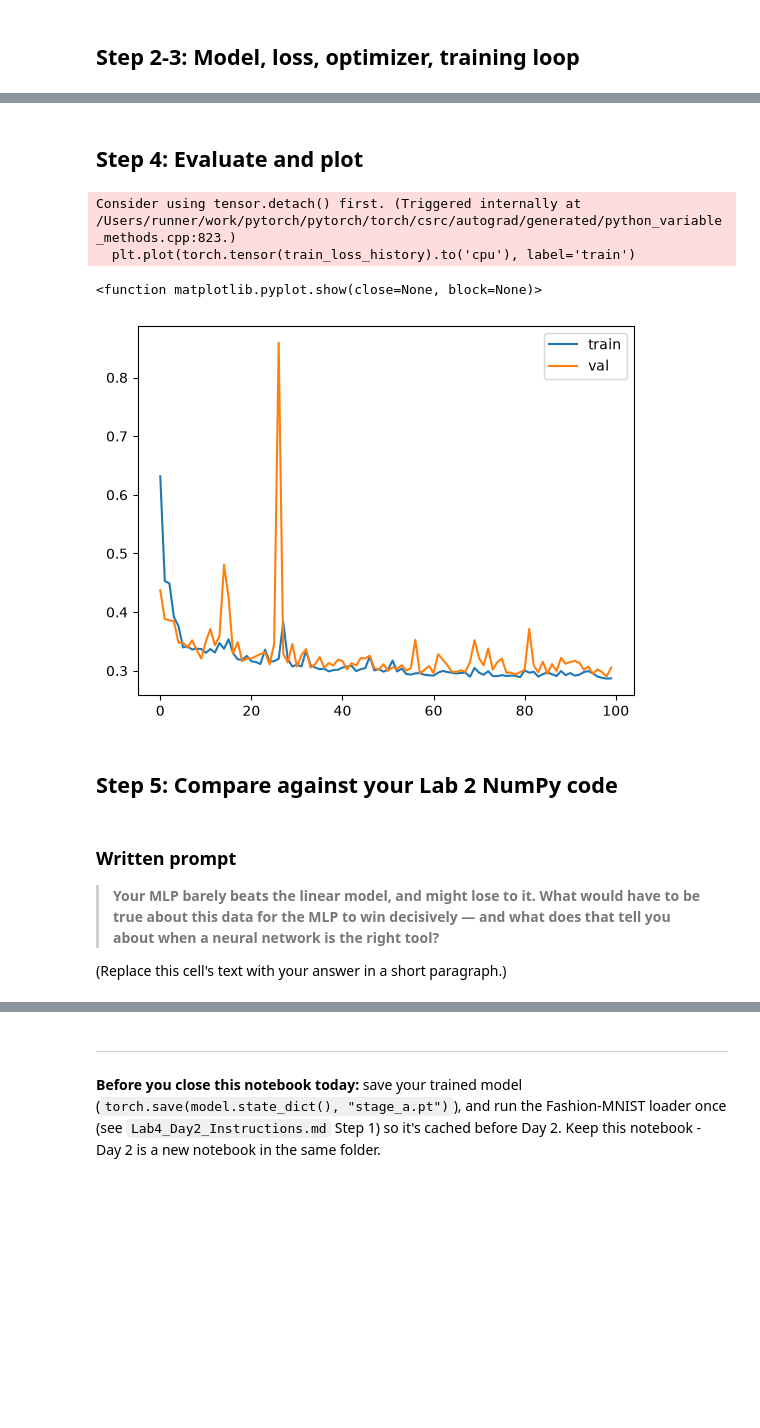
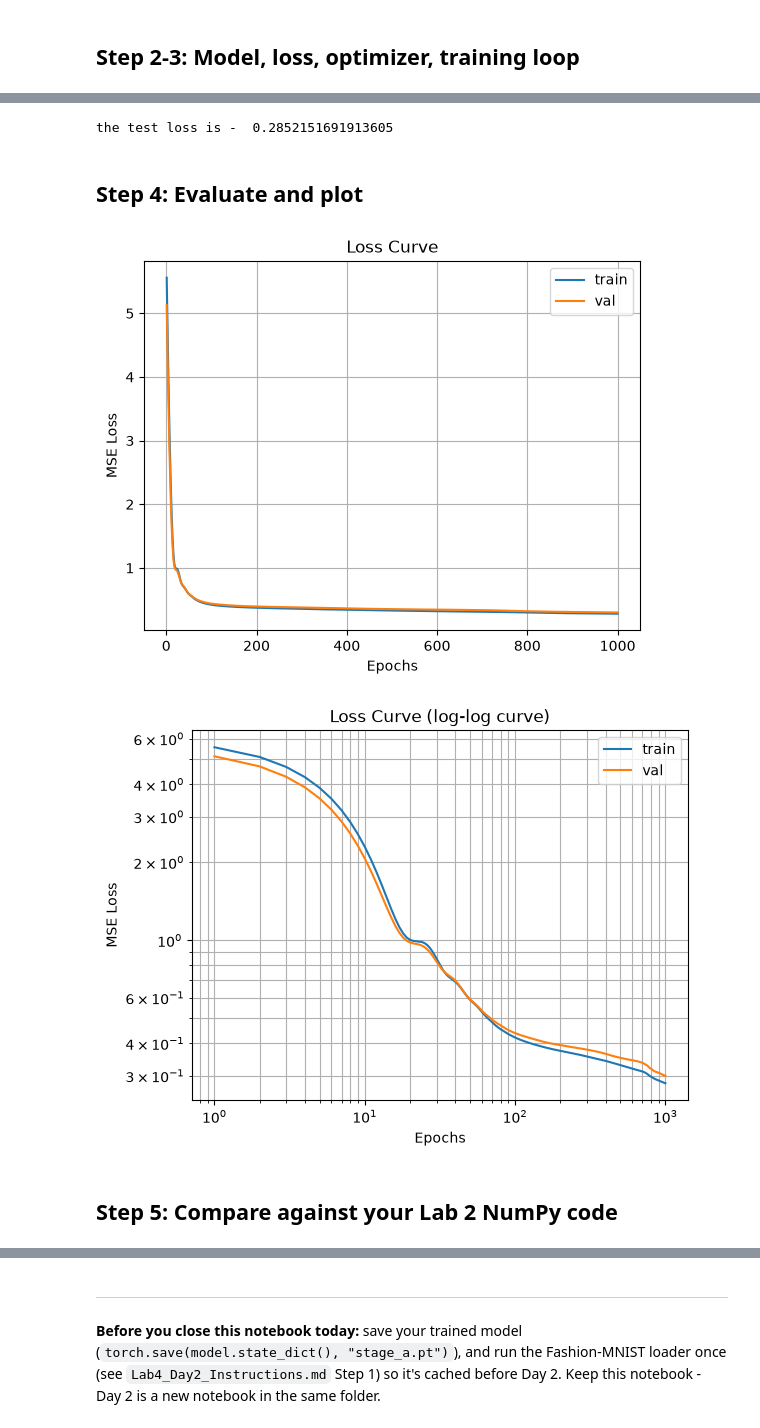
Before and after one commit to NatalTiger26/lab4_neural_networks, a Jupyter notebook: day1_regression_starter.ipynb, the cells around one changed output, grey strips where cells are left out. Saved outputs shown, nothing was run; the diff lists cells and outputs as text; code cells hidden in the pictures; blank space fills up the shorter version.

Commit message:
stage_a

```diff
--- a/day1_regression_starter.ipynb
+++ b/day1_regression_starter.ipynb
@@ -249,27 +107,41 @@ NameError: name 'TensorDataset' is not defined
+# %%
+from stage_a_regression import main, load_data
+
+x_train, y_train, x_test, y_test = load_data()
+model, history = main(x_train, y_train, x_test, y_test, epoch=1000)
+# %% [output]
+the test loss is -  0.2852151691913605
 # %% [markdown]
 ## Step 4: Evaluate and plot
 # %%
 # TODO: model.eval() + torch.no_grad() to get test MSE; plot the training loss curve
 
-plt.plot(torch.tensor(train_loss_history).to('cpu'), label='train')
-plt.plot(torch.tensor(val_loss_history).to('cpu'), label='val')
+
+epochs = np.arange(1, len(history['train_loss'])+1, 1)
+plt.plot(epochs, history['train_loss'], label='train')
+plt.plot(epochs, history['val_loss'], label='val')
+plt.xlabel('Epochs')
+plt.ylabel('MSE Loss')
+plt.title('Loss Curve')
 plt.legend()
-plt.show
+plt.grid()
+plt.show()
+
+plt.plot(epochs, history['train_loss'], label='train')
+plt.plot(epochs, history['val_loss'], label='val')
+plt.xlabel('Epochs')
+plt.ylabel('MSE Loss')
+plt.xscale('log')
+plt.yscale('log')
+plt.title('Loss Curve (log-log curve)')
+plt.legend()
+plt.grid(which='both')
+plt.show()
 # %% [output]
-Consider using tensor.detach() first. (Triggered internally at /Users/runner/work/pytorch/pytorch/torch/csrc/autograd/generated/python_variable_methods.cpp:823.)
-  plt.plot(torch.tensor(train_loss_history).to('cpu'), label='train')
-<function matplotlib.pyplot.show(close=None, block=None)>
-[figure, old version]
+[figure, new version]
+[figure, added]
 # %% [markdown]
 ## Step 5: Compare against your Lab 2 NumPy code
 # %%
 # TODO: fit a linear model on the same preprocessed data using your own hand-derived
 # gradient descent, compare test MSE against the MLP, plot both curves side by side
-# %% [markdown]
-### Written prompt
-
-> **Your MLP barely beats the linear model, and might lose to it. What would have to be
-> true about this data for the MLP to win decisively — and what does that tell you about
-> when a neural network is the right tool?**
-
-(Replace this cell's text with your answer in a short paragraph.)
```
Also changed, not shown: parts of 4 cells of this notebook, 5 other files.
